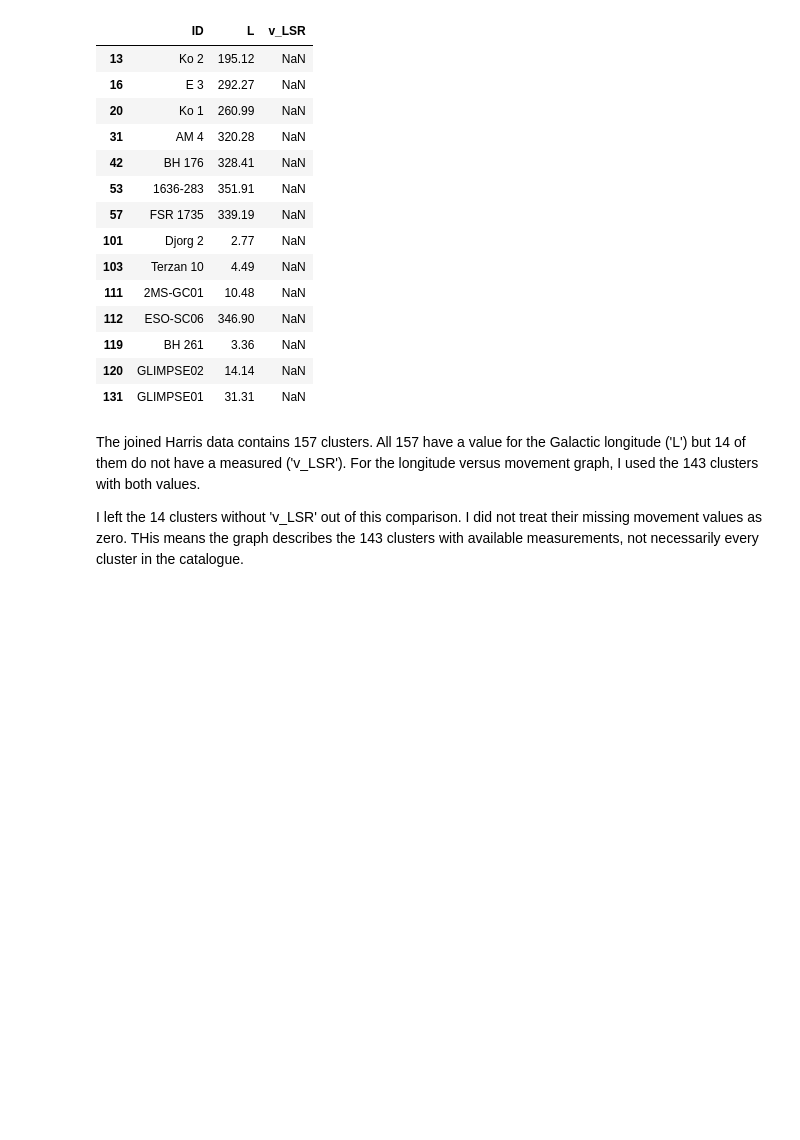
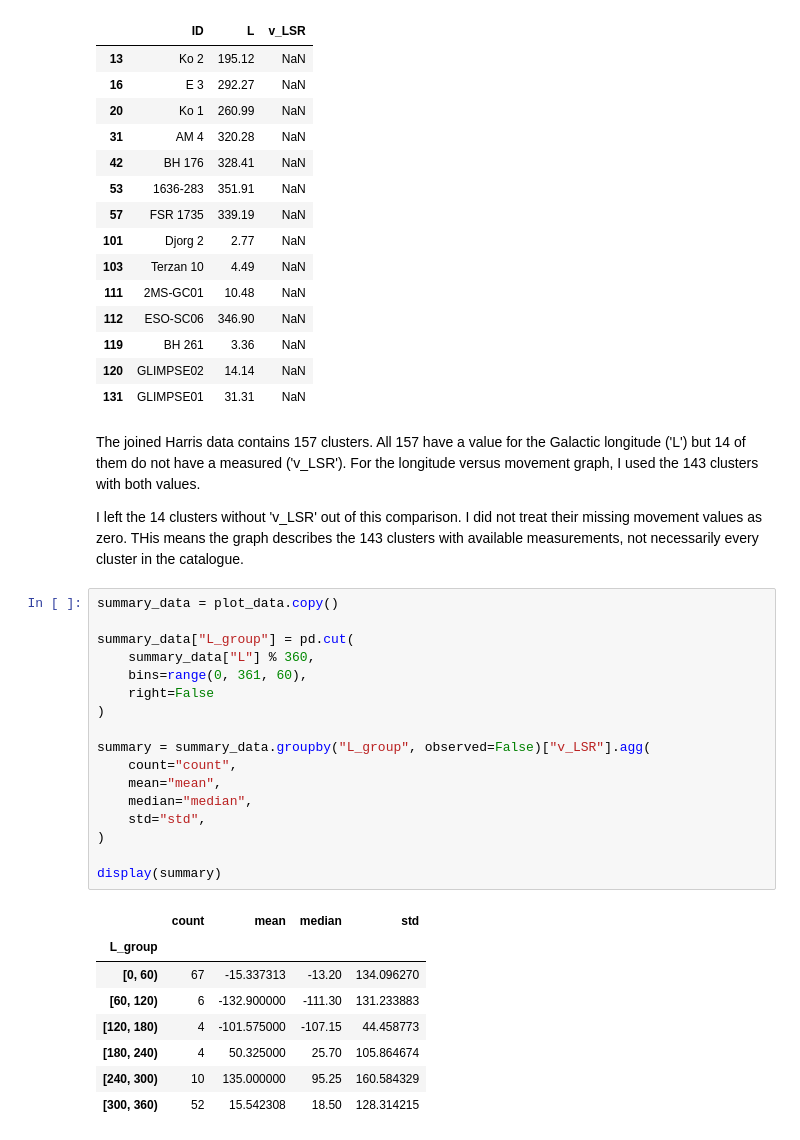
Before and after one commit to FeymanMCSQ/PHYS3116-Computational-Assignment, a Jupyter notebook: Safi's Folder/safisCode.ipynb, the cells around one changed output. Cells and saved outputs as stored; diff of their text form; blank space fills up the shorter version.

```diff
--- a/Safi's Folder/safisCode.ipynb
+++ b/Safi's Folder/safisCode.ipynb
@@ -114,3 +114,29 @@ Missing v_LSR:  14
 The joined Harris data contains 157 clusters. All 157 have a value for the Galactic longitude ('L') but 14 of them do not have a measured ('v_LSR'). For the longitude versus movement graph, I used the 143 clusters with both values.
 
 I left the 14 clusters without 'v_LSR' out of this comparison. I did not treat their missing movement values as zero. THis means the graph describes the 143 clusters with available measurements, not necessarily every cluster in the catalogue.
+# %%
+summary_data = plot_data.copy()
+
+summary_data["L_group"] = pd.cut(
+    summary_data["L"] % 360,
+    bins=range(0, 361, 60),
+    right=False
+)
+
+summary = summary_data.groupby("L_group", observed=False)["v_LSR"].agg(
+    count="count",
+    mean="mean",
+    median="median",
+    std="std",
+)
+
+display(summary)
+# %% [output]
+|  | count | mean | median | std |
+| L_group |  |  |  |  |
+| [0, 60) | 67 | -15.337313 | -13.20 | 134.096270 |
+| [60, 120) | 6 | -132.900000 | -111.30 | 131.233883 |
+| [120, 180) | 4 | -101.575000 | -107.15 | 44.458773 |
+| [180, 240) | 4 | 50.325000 | 25.70 | 105.864674 |
+| [240, 300) | 10 | 135.000000 | 95.25 | 160.584329 |
+| [300, 360) | 52 | 15.542308 | 18.50 | 128.314215 |
```
Also changed, not shown: parts of 1 cell of this notebook.
